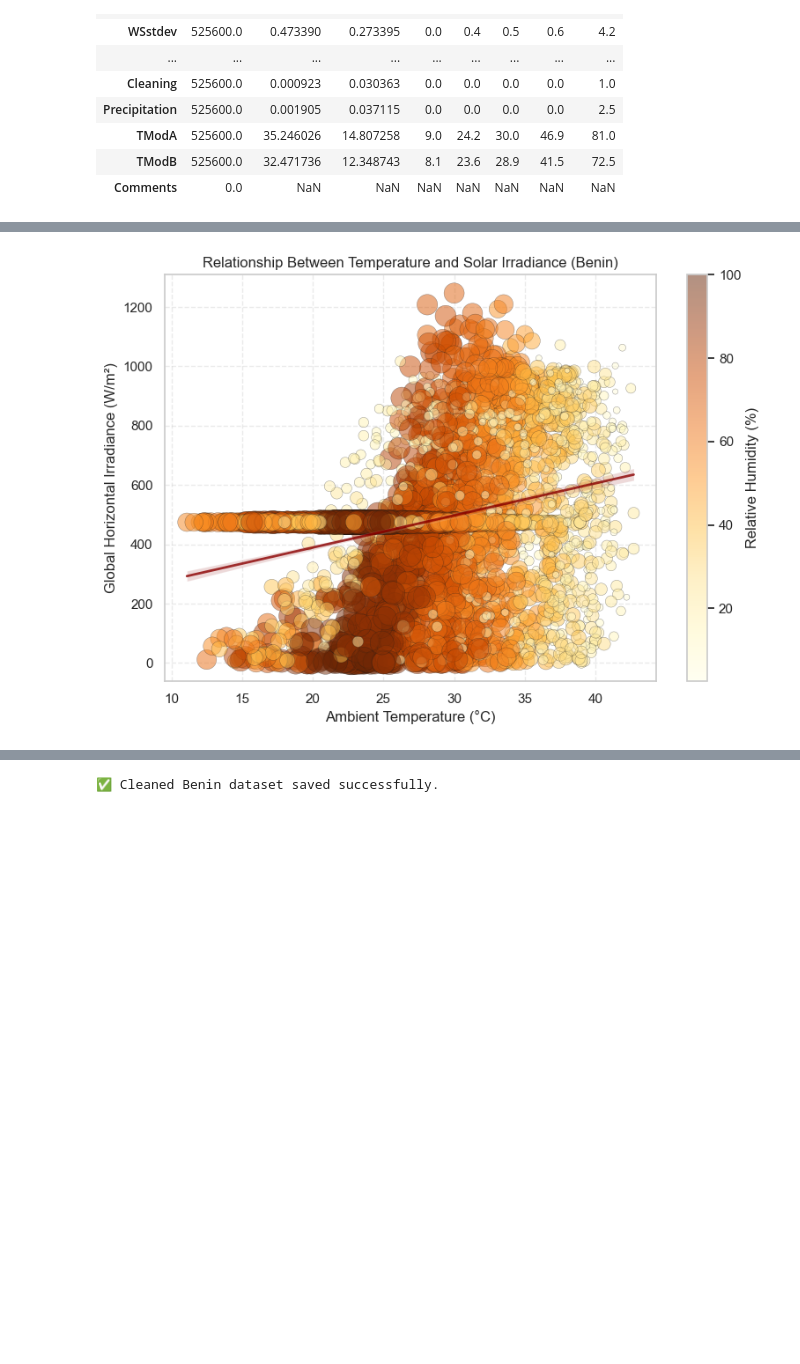
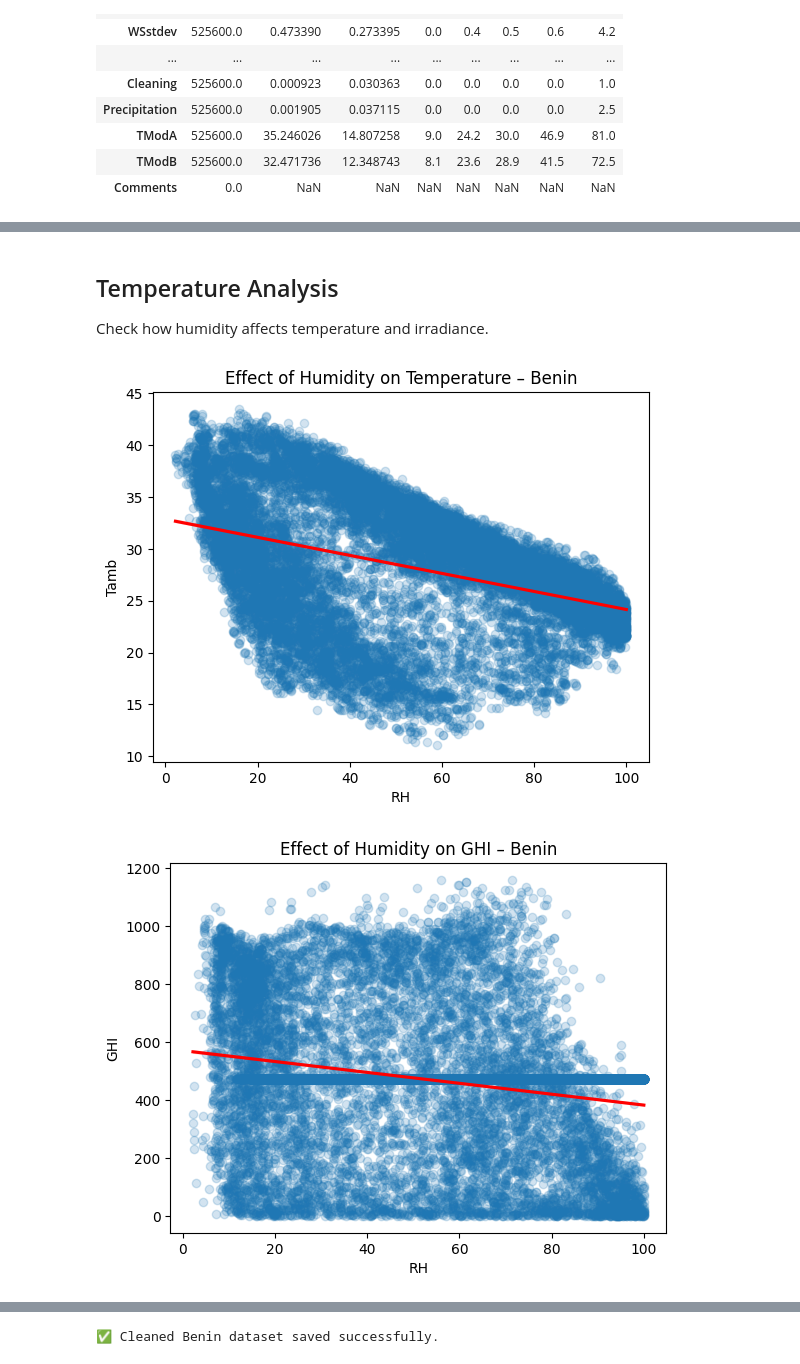
Before and after one commit to Bettey-k/solar-challenge-week1, a Jupyter notebook: notebooks/benin_eda.ipynb, the cells around one changed output, grey strips where cells are left out. Saved outputs shown, nothing was run; the diff lists cells and outputs as text; code cells hidden in the pictures; blank space fills up the shorter version.

```diff
--- a/notebooks/benin_eda.ipynb
+++ b/notebooks/benin_eda.ipynb
@@ -56,15 +57,15 @@ df.describe().T
 | TModB | 525600.0 | 32.471736 | 12.348743 | 8.1 | 23.6 | 28.9 | 41.5 | 72.5 |
 | Comments | 0.0 | NaN | NaN | NaN | NaN | NaN | NaN | NaN |
 # %%
-import numpy as np
+df = df.drop(columns=["Comments"], errors="ignore")
 
-# 1. Drop the empty column
-df = df.drop(columns=["Comments"])
+irr_cols = ["GHI","DNI","DHI"]
+for c in irr_cols:
+    df.loc[df[c] < 0, c] = np.nan
+    df[c] = df[c].fillna(df[c].median())
 
-# 2. Fix negative solar values
-irr_cols = ["GHI", "DNI", "DHI"]
-for col in irr_cols:
-    df.loc[df[col] < 0, col] = np.nan  # mark as missing
+num_cols = ["GHI","DNI","DHI","ModA","ModB","WS","WSgust"]
+z = np.abs(stats.zscore(df[num_cols], nan_policy='omit'))
+df_clean = df[(z < 3).all(axis=1)]
 
-# 3. Fill those missing spots with the median value
-df[irr_cols] = df[irr_cols].fillna(df[irr_cols].median())
+print("Original:", df.shape, "→ Cleaned:", df_clean.shape)
@@ -166,42 +191,14 @@ plt.show()
+# %% [markdown]
+##  Temperature Analysis
+Check how humidity affects temperature and irradiance.
 # %%
-#Temprature vs GHI Humidity
-import matplotlib.pyplot as plt
-import seaborn as sns
+sns.regplot(x="RH", y="Tamb", data=df_clean.sample(n=20000, random_state=42),
+            scatter_kws={"alpha":0.2}, line_kws={"color":"red"})
+plt.title("Effect of Humidity on Temperature – Benin"); plt.show()
 
-# 1️⃣ Sample data (avoid 500k points)
-sample_df = df.sample(n=5000, random_state=42)  # pick 5000 random points
-
-# 2️⃣ Plot scatter with scaled bubbles and color map
-plt.figure(figsize=(9,6))
-scatter = plt.scatter(
-    sample_df["Tamb"],
-    sample_df["GHI"],
-    s=sample_df["RH"] * 4,        # scale bubble size
-    c=sample_df["RH"],            # color = humidity
-    cmap="YlOrBr",                # yellow → orange → brown
-    alpha=0.5,
-    edgecolors='k',
-    linewidth=0.3
-)
-
-# 3️⃣ Add trend line (regression curve)
-sns.regplot(
-    x="Tamb",
-    y="GHI",
-    data=sample_df,
-    scatter=False,
-    color="darkred",
-    line_kws={"linewidth":2, "alpha":0.8}
-)
-
-# 4️⃣ Decorate chart
-plt.title("Relationship Between Temperature and Solar Irradiance (Benin)")
-plt.xlabel("Ambient Temperature (°C)")
-plt.ylabel("Global Horizontal Irradiance (W/m²)")
-plt.colorbar(scatter, label="Relative Humidity (%)")
-plt.grid(True, linestyle="--", alpha=0.4)
-plt.show()
-
-#This plot shows how GHI changes with temperature, with bubble sizes representing relative humidity (RH).
+sns.regplot(x="RH", y="GHI", data=df_clean.sample(n=20000, random_state=42),
+            scatter_kws={"alpha":0.2}, line_kws={"color":"red"})
+plt.title("Effect of Humidity on GHI – Benin"); plt.show()
 # %% [output]
-[figure, old version]
+[figure, new version]
+[figure, added]
```
Also changed, not shown: parts of 16 cells of this notebook.
